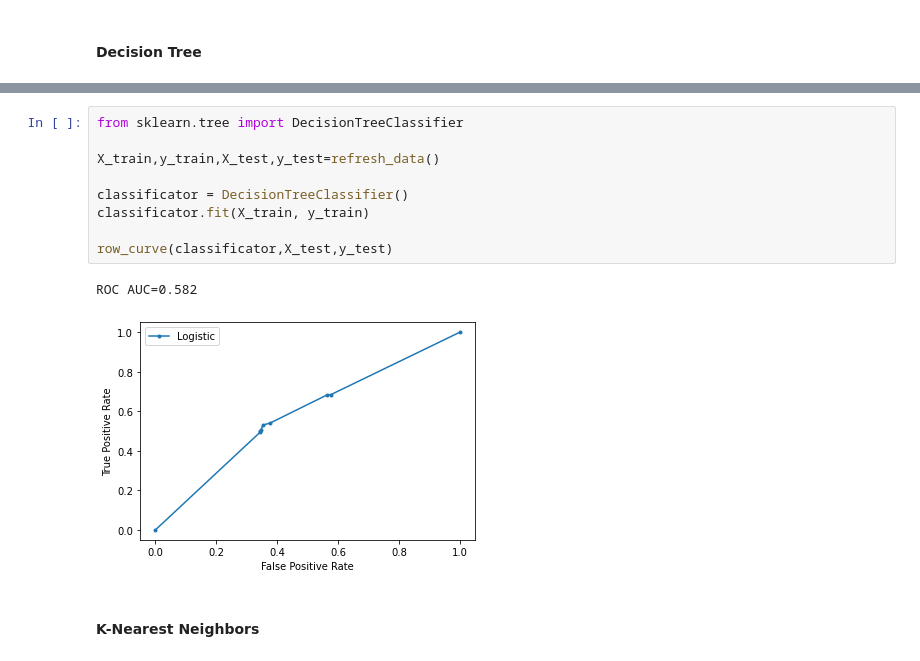
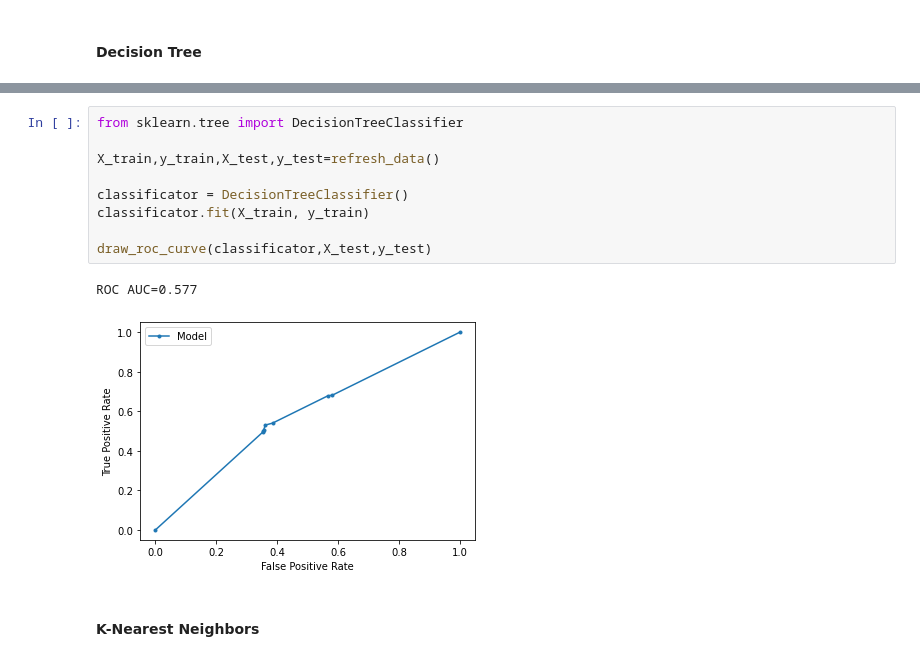
Before and after one commit to arubenruben/IART-Irony-Detection-In-English-Tweets, a Jupyter notebook: src/Irony_Detection_in_English_Tweets.ipynb, the cells around one changed output, grey strips where cells are left out. Saved outputs shown, nothing was run; the diff lists cells and outputs as text.

```diff
--- a/src/Irony_Detection_in_English_Tweets.ipynb
+++ b/src/Irony_Detection_in_English_Tweets.ipynb
@@ -540,15 +540,15 @@ F1-Value      0.592688          0.8006
 # %%
 from sklearn.tree import DecisionTreeClassifier
 
 X_train,y_train,X_test,y_test=refresh_data()
 
 classificator = DecisionTreeClassifier()
 classificator.fit(X_train, y_train)
 
-row_curve(classificator,X_test,y_test)
+draw_roc_curve(classificator,X_test,y_test)
 # %% [output]
-ROC AUC=0.582
+ROC AUC=0.577
-[figure, old version]
+[figure, new version]
 # %% [markdown]
 #### K-Nearest Neighbors
 # %%
```
Also changed, not shown: parts of 11 cells of this notebook.
